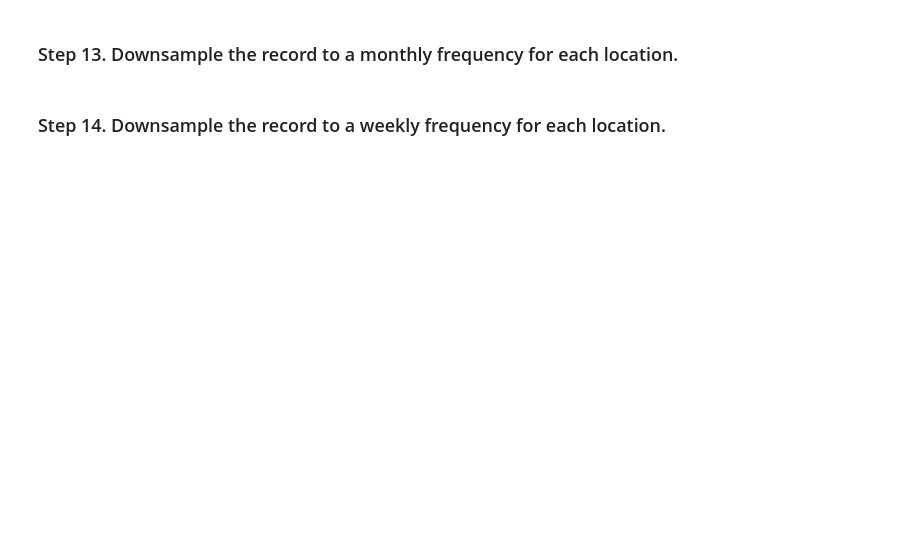
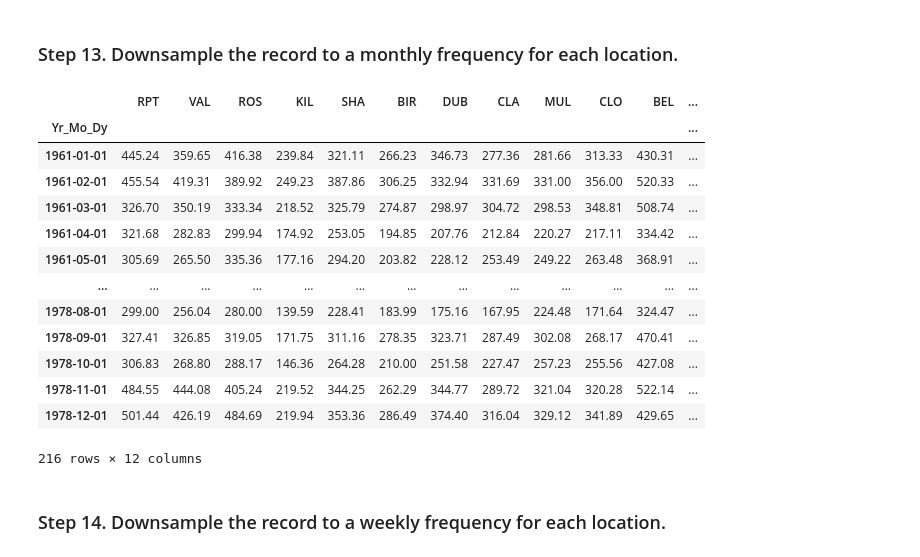
Before and after one commit to joaovitorez/octos-academy, a Jupyter notebook: 02. Data Handling/Exercises/06_Stats/Wind_Stats/Exercises.ipynb, the cells around one changed output. Drawn from its saved outputs; the diff is of its cells as text; code cells hidden in the pictures; blank space fills up the shorter version.

```diff
--- a/02. Data Handling/Exercises/06_Stats/Wind_Stats/Exercises.ipynb
+++ b/02. Data Handling/Exercises/06_Stats/Wind_Stats/Exercises.ipynb
@@ -154,4 +239,21 @@ data
 # %% [markdown]
 ### Step 13. Downsample the record to a monthly frequency for each location.
+# %%
+data.resample('MS').sum()
+# %% [output]
+|  | RPT | VAL | ROS | KIL | SHA | BIR | DUB | CLA | MUL | CLO | BEL | ... |
+| Yr_Mo_Dy |  |  |  |  |  |  |  |  |  |  |  | ... |
+| 1961-01-01 | 445.24 | 359.65 | 416.38 | 239.84 | 321.11 | 266.23 | 346.73 | 277.36 | 281.66 | 313.33 | 430.31 | ... |
+| 1961-02-01 | 455.54 | 419.31 | 389.92 | 249.23 | 387.86 | 306.25 | 332.94 | 331.69 | 331.00 | 356.00 | 520.33 | ... |
+| 1961-03-01 | 326.70 | 350.19 | 333.34 | 218.52 | 325.79 | 274.87 | 298.97 | 304.72 | 298.53 | 348.81 | 508.74 | ... |
+| 1961-04-01 | 321.68 | 282.83 | 299.94 | 174.92 | 253.05 | 194.85 | 207.76 | 212.84 | 220.27 | 217.11 | 334.42 | ... |
+| 1961-05-01 | 305.69 | 265.50 | 335.36 | 177.16 | 294.20 | 203.82 | 228.12 | 253.49 | 249.22 | 263.48 | 368.91 | ... |
+| ... | ... | ... | ... | ... | ... | ... | ... | ... | ... | ... | ... | ... |
+| 1978-08-01 | 299.00 | 256.04 | 280.00 | 139.59 | 228.41 | 183.99 | 175.16 | 167.95 | 224.48 | 171.64 | 324.47 | ... |
+| 1978-09-01 | 327.41 | 326.85 | 319.05 | 171.75 | 311.16 | 278.35 | 323.71 | 287.49 | 302.08 | 268.17 | 470.41 | ... |
+| 1978-10-01 | 306.83 | 268.80 | 288.17 | 146.36 | 264.28 | 210.00 | 251.58 | 227.47 | 257.23 | 255.56 | 427.08 | ... |
+| 1978-11-01 | 484.55 | 444.08 | 405.24 | 219.52 | 344.25 | 262.29 | 344.77 | 289.72 | 321.04 | 320.28 | 522.14 | ... |
+| 1978-12-01 | 501.44 | 426.19 | 484.69 | 219.94 | 353.36 | 286.49 | 374.40 | 316.04 | 329.12 | 341.89 | 429.65 | ... |
+216 rows × 12 columns
 # %% [markdown]
 ### Step 14. Downsample the record to a weekly frequency for each location.
```
Also changed, not shown: parts of 22 cells of this notebook.
